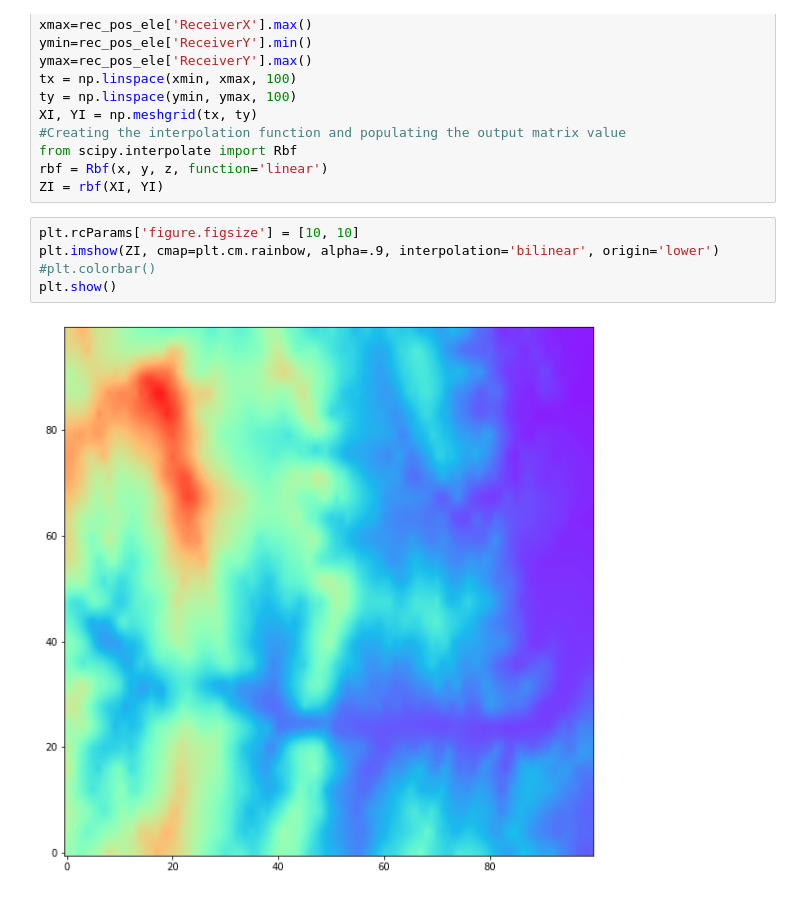
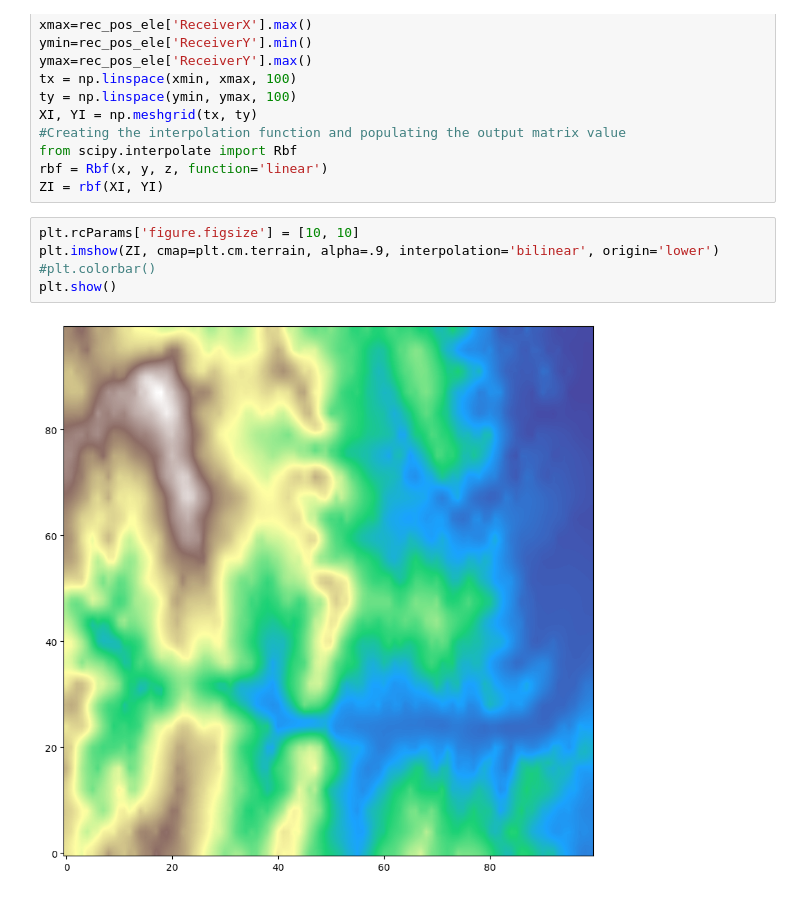
Before and after one commit to Ivanjav/SW_Inversion_3D_Data, a Jupyter notebook: Ajuste_Coordenadas.ipynb, the cells around one changed output. Drawn from its saved outputs; the diff is of its cells as text.

```diff
--- a/Ajuste_Coordenadas.ipynb
+++ b/Ajuste_Coordenadas.ipynb
@@ -129,8 +138,8 @@ rbf = Rbf(x, y, z, function='linear')
 ZI = rbf(XI, YI)
 # %%
 plt.rcParams['figure.figsize'] = [10, 10]
-plt.imshow(ZI, cmap=plt.cm.rainbow, alpha=.9, interpolation='bilinear', origin='lower')
+plt.imshow(ZI, cmap=plt.cm.terrain, alpha=.9, interpolation='bilinear', origin='lower')
 #plt.colorbar()
 plt.show()
 # %% [output]
-[figure, old version]
+[figure, new version]
```
Also changed, not shown: parts of 9 cells of this notebook, 2 other files.
